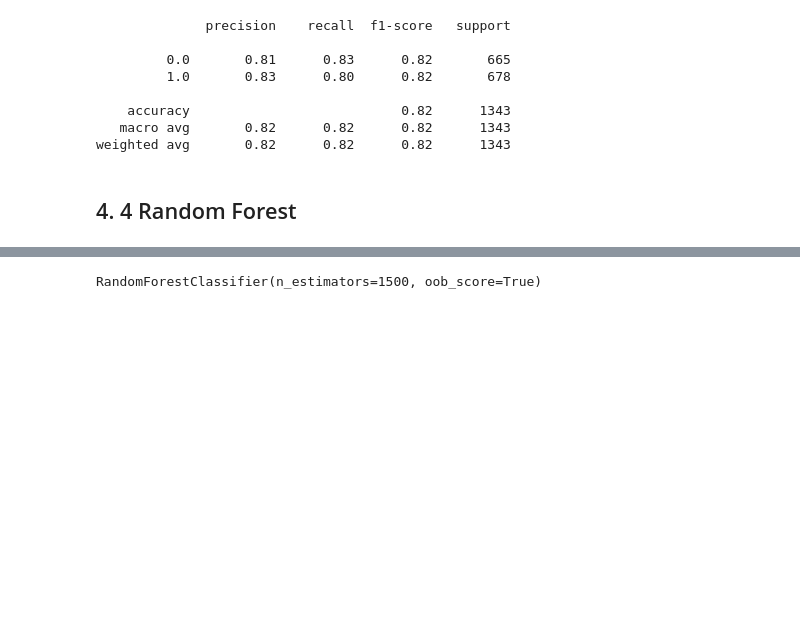
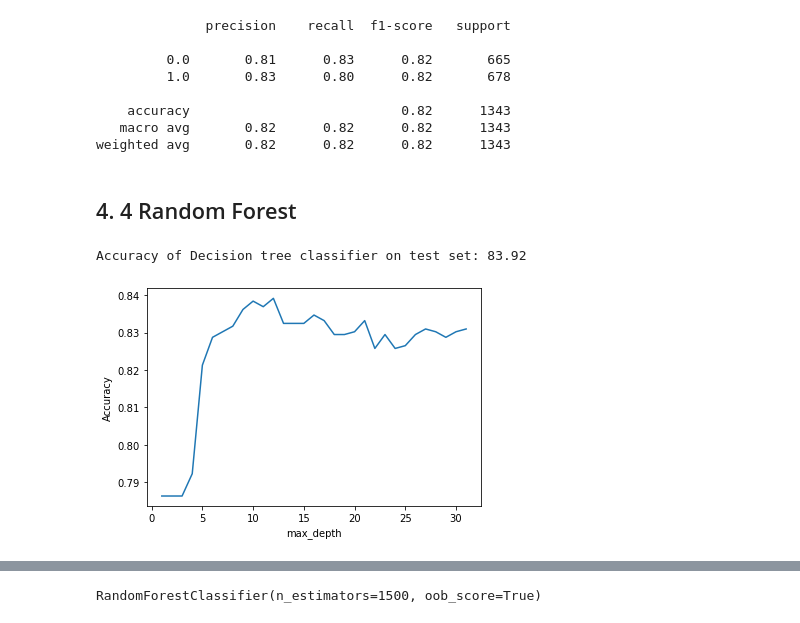
Before and after one commit to AshwinUniyal/Major_Project, a Jupyter notebook: Stage 2 Churn rate - 5050.ipynb, the cells around one changed output, grey strips where cells are left out. Cells and saved outputs as stored; diff of their text form; code cells hidden in the pictures; blank space fills up the shorter version.

```diff
--- a/Stage 2 Churn rate - 5050.ipynb
+++ b/Stage 2 Churn rate - 5050.ipynb
@@ -797,0 +847,6 @@ weighted avg       0.82      0.82      0.82      1343
+# %%
+
+graph_plot('max_depth')
+# %% [output]
+Accuracy of Decision tree classifier on test set: 83.92
+[figure, added]
```
Also changed, not shown: parts of 10 cells of this notebook, 1 other file.
